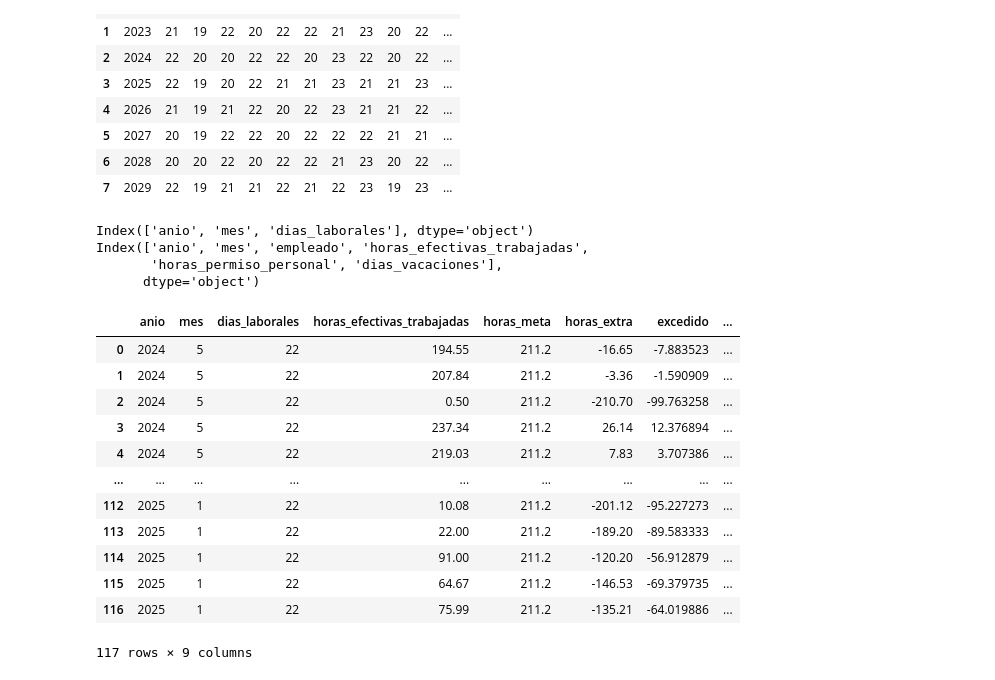
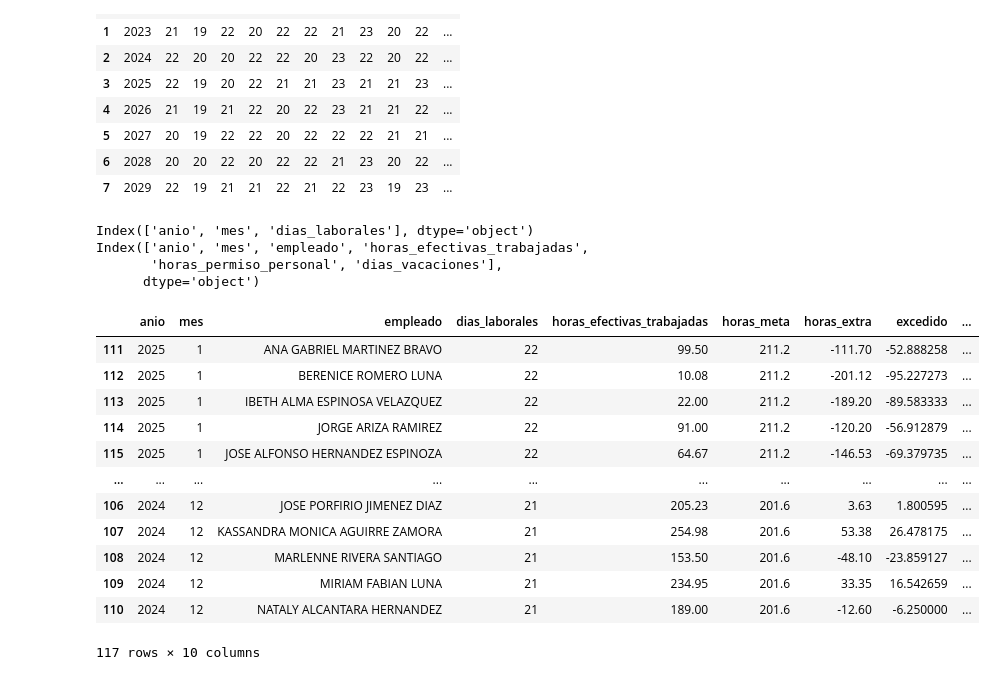
Before and after one commit to devAriza/data_gin_streamlit, a Jupyter notebook: data_analysis.ipynb, the cells around one changed output. Cells and saved outputs as stored; diff of their text form; code cells hidden in the pictures.

Commit message:
Crear df de resumen general y df para vista empleados y vista empresas con informacion individual por empleado

```diff
--- a/data_analysis.ipynb
+++ b/data_analysis.ipynb
@@ -235,39 +238,39 @@ df_laborables
 # %%
 df_laborables_long = df_laborables.melt(id_vars=['anio'], var_name='mes', value_name='dias_laborales')
 df_laborables_long['mes'] = df_laborables_long['mes'].astype(int)
 
 # # Unir df_resultado con df_laborables_long usando anio y mes como claves
 print(df_laborables_long.columns)
 print(df_info_empleado.columns)
 df_final = df_info_empleado.merge(df_laborables_long[['anio', 'mes', 'dias_laborales']], on=['anio', 'mes'], how='left')
 
 
 # Diferencia de dias_laborales - dias_vacaciones
 df_final['dias_laborales'] = df_final['dias_laborales'] - df_final['dias_vacaciones']
 
 # Calcular las horas laborales multiplicando días laborales * 9.6
 df_final['horas_meta'] = df_final['dias_laborales'] * 9.6
 df_final['horas_extra'] = (df_final['horas_efectivas_trabajadas'] - df_final['horas_meta']) - df_final['horas_permiso_personal']
 df_final['excedido'] = (df_final['horas_extra'] / df_final['horas_meta']) * 100
 
 # Ordenar df en base a tabla .xlsx
-df_final = df_final[['anio', 'mes', 'dias_laborales', 'horas_efectivas_trabajadas', 'horas_meta', 'horas_extra', 'excedido', 'horas_permiso_personal', 'dias_vacaciones']]
-df_final
+df_final = df_final[['anio', 'mes', 'empleado','dias_laborales', 'horas_efectivas_trabajadas', 'horas_meta', 'horas_extra', 'excedido', 'horas_permiso_personal', 'dias_vacaciones']]
+df_final.sort_values(['anio', 'mes', 'empleado'], ascending=[False, True, True])
 # %% [output]
 Index(['anio', 'mes', 'dias_laborales'], dtype='object')
 Index(['anio', 'mes', 'empleado', 'horas_efectivas_trabajadas',
        'horas_permiso_personal', 'dias_vacaciones'],
       dtype='object')
-|  | anio | mes | dias_laborales | horas_efectivas_trabajadas | horas_meta | horas_extra | excedido | ... |
-| 0 | 2024 | 5 | 22 | 194.55 | 211.2 | -16.65 | -7.883523 | ... |
-| 1 | 2024 | 5 | 22 | 207.84 | 211.2 | -3.36 | -1.590909 | ... |
-| 2 | 2024 | 5 | 22 | 0.50 | 211.2 | -210.70 | -99.763258 | ... |
-| 3 | 2024 | 5 | 22 | 237.34 | 211.2 | 26.14 | 12.376894 | ... |
-| 4 | 2024 | 5 | 22 | 219.03 | 211.2 | 7.83 | 3.707386 | ... |
-| ... | ... | ... | ... | ... | ... | ... | ... | ... |
-| 112 | 2025 | 1 | 22 | 10.08 | 211.2 | -201.12 | -95.227273 | ... |
-| 113 | 2025 | 1 | 22 | 22.00 | 211.2 | -189.20 | -89.583333 | ... |
-| 114 | 2025 | 1 | 22 | 91.00 | 211.2 | -120.20 | -56.912879 | ... |
-| 115 | 2025 | 1 | 22 | 64.67 | 211.2 | -146.53 | -69.379735 | ... |
-| 116 | 2025 | 1 | 22 | 75.99 | 211.2 | -135.21 | -64.019886 | ... |
+|  | anio | mes | empleado | dias_laborales | horas_efectivas_trabajadas | horas_meta | horas_extra | excedido | ... |
+| 111 | 2025 | 1 | ANA GABRIEL MARTINEZ BRAVO | 22 | 99.50 | 211.2 | -111.70 | -52.888258 | ... |
+| 112 | 2025 | 1 | BERENICE ROMERO LUNA | 22 | 10.08 | 211.2 | -201.12 | -95.227273 | ... |
+| 113 | 2025 | 1 | IBETH ALMA ESPINOSA VELAZQUEZ | 22 | 22.00 | 211.2 | -189.20 | -89.583333 | ... |
+| 114 | 2025 | 1 | JORGE ARIZA RAMIREZ | 22 | 91.00 | 211.2 | -120.20 | -56.912879 | ... |
+| 115 | 2025 | 1 | JOSE ALFONSO HERNANDEZ ESPINOZA | 22 | 64.67 | 211.2 | -146.53 | -69.379735 | ... |
+| ... | ... | ... | ... | ... | ... | ... | ... | ... | ... |
+| 106 | 2024 | 12 | JOSE PORFIRIO JIMENEZ DIAZ | 21 | 205.23 | 201.6 | 3.63 | 1.800595 | ... |
+| 107 | 2024 | 12 | KASSANDRA MONICA AGUIRRE ZAMORA | 21 | 254.98 | 201.6 | 53.38 | 26.478175 | ... |
+| 108 | 2024 | 12 | MARLENNE RIVERA SANTIAGO | 21 | 153.50 | 201.6 | -48.10 | -23.859127 | ... |
+| 109 | 2024 | 12 | MIRIAM FABIAN LUNA | 21 | 234.95 | 201.6 | 33.35 | 16.542659 | ... |
+| 110 | 2024 | 12 | NATALY ALCANTARA HERNANDEZ | 21 | 189.00 | 201.6 | -12.60 | -6.250000 | ... |
-117 rows × 9 columns
+117 rows × 10 columns
```
Also changed, not shown: parts of 7 cells of this notebook, 1 other file.
